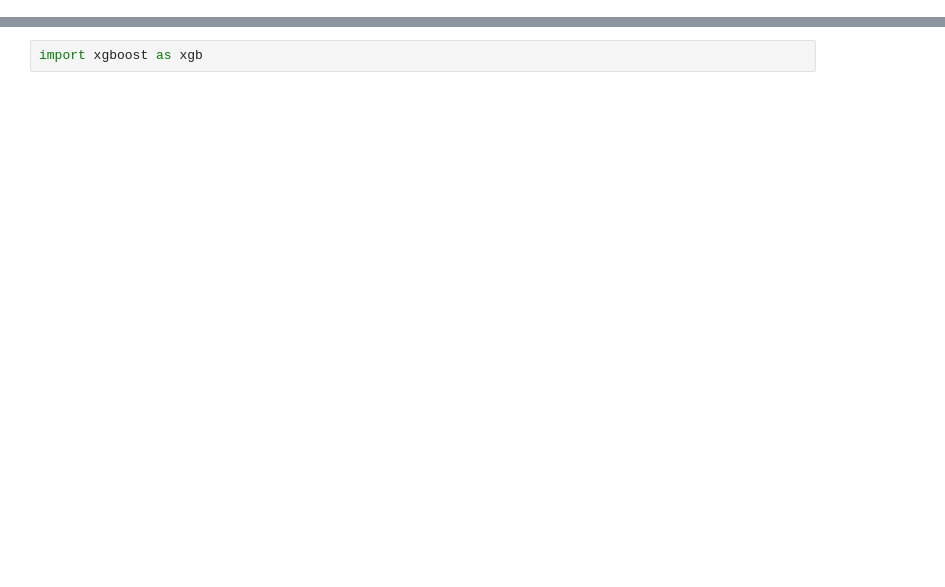
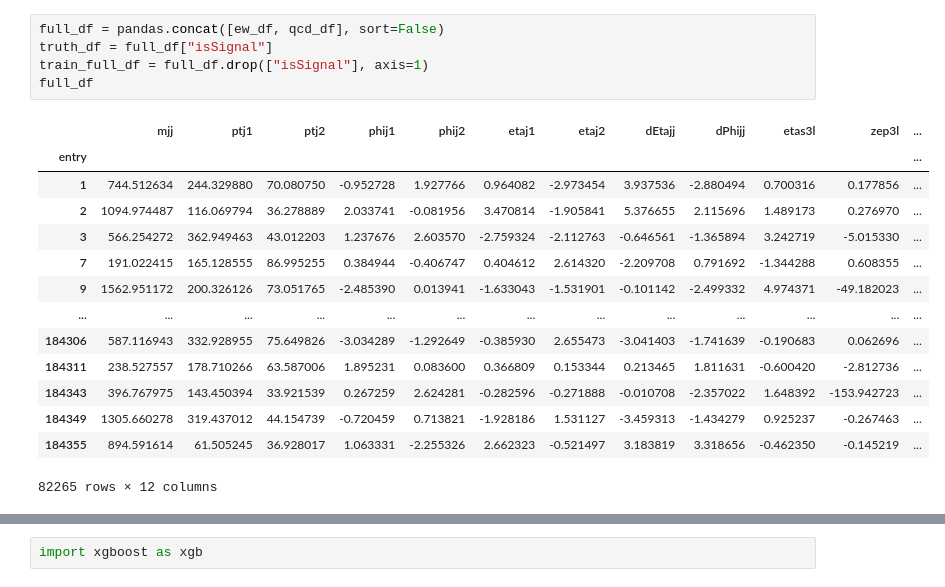
Before and after one commit to kdlong/WZVBS_MVAstudies, a Jupyter notebook: WZjj Scikit-learn tests.ipynb, the cells around one changed output, grey strips where cells are left out. Drawn from its saved outputs; the diff is of its cells as text; blank space fills up the shorter version.

```diff
--- a/WZjj Scikit-learn tests.ipynb
+++ b/WZjj Scikit-learn tests.ipynb
@@ -54,0 +71,20 @@ train_emm
+# %%
+full_df = pandas.concat([ew_df, qcd_df], sort=False)
+truth_df = full_df["isSignal"]
+train_full_df = full_df.drop(["isSignal"], axis=1)
+full_df
+# %% [output]
+|  | mjj | ptj1 | ptj2 | phij1 | phij2 | etaj1 | etaj2 | dEtajj | dPhijj | etas3l | zep3l | ... |
+| entry |  |  |  |  |  |  |  |  |  |  |  | ... |
+| 1 | 744.512634 | 244.329880 | 70.080750 | -0.952728 | 1.927766 | 0.964082 | -2.973454 | 3.937536 | -2.880494 | 0.700316 | 0.177856 | ... |
+| 2 | 1094.974487 | 116.069794 | 36.278889 | 2.033741 | -0.081956 | 3.470814 | -1.905841 | 5.376655 | 2.115696 | 1.489173 | 0.276970 | ... |
+| 3 | 566.254272 | 362.949463 | 43.012203 | 1.237676 | 2.603570 | -2.759324 | -2.112763 | -0.646561 | -1.365894 | 3.242719 | -5.015330 | ... |
+| 7 | 191.022415 | 165.128555 | 86.995255 | 0.384944 | -0.406747 | 0.404612 | 2.614320 | -2.209708 | 0.791692 | -1.344288 | 0.608355 | ... |
+| 9 | 1562.951172 | 200.326126 | 73.051765 | -2.485390 | 0.013941 | -1.633043 | -1.531901 | -0.101142 | -2.499332 | 4.974371 | -49.182023 | ... |
+| ... | ... | ... | ... | ... | ... | ... | ... | ... | ... | ... | ... | ... |
+| 184306 | 587.116943 | 332.928955 | 75.649826 | -3.034289 | -1.292649 | -0.385930 | 2.655473 | -3.041403 | -1.741639 | -0.190683 | 0.062696 | ... |
+| 184311 | 238.527557 | 178.710266 | 63.587006 | 1.895231 | 0.083600 | 0.366809 | 0.153344 | 0.213465 | 1.811631 | -0.600420 | -2.812736 | ... |
+| 184343 | 396.767975 | 143.450394 | 33.921539 | 0.267259 | 2.624281 | -0.282596 | -0.271888 | -0.010708 | -2.357022 | 1.648392 | -153.942723 | ... |
+| 184349 | 1305.660278 | 319.437012 | 44.154739 | -0.720459 | 0.713821 | -1.928186 | 1.531127 | -3.459313 | -1.434279 | 0.925237 | -0.267463 | ... |
+| 184355 | 894.591614 | 61.505245 | 36.928017 | 1.063331 | -2.255326 | 2.662323 | -0.521497 | 3.183819 | 3.318656 | -0.462350 | -0.145219 | ... |
+82265 rows × 12 columns
```
Also changed, not shown: parts of 29 cells of this notebook.
